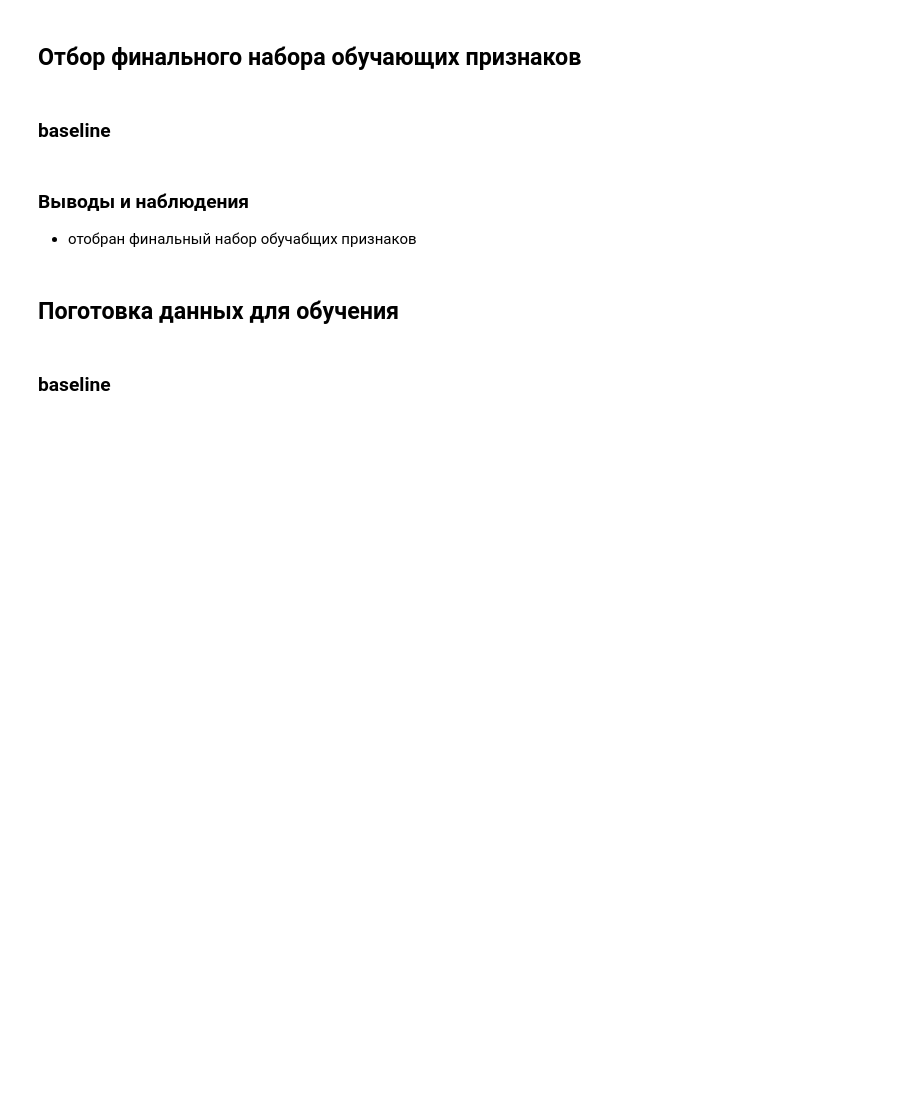
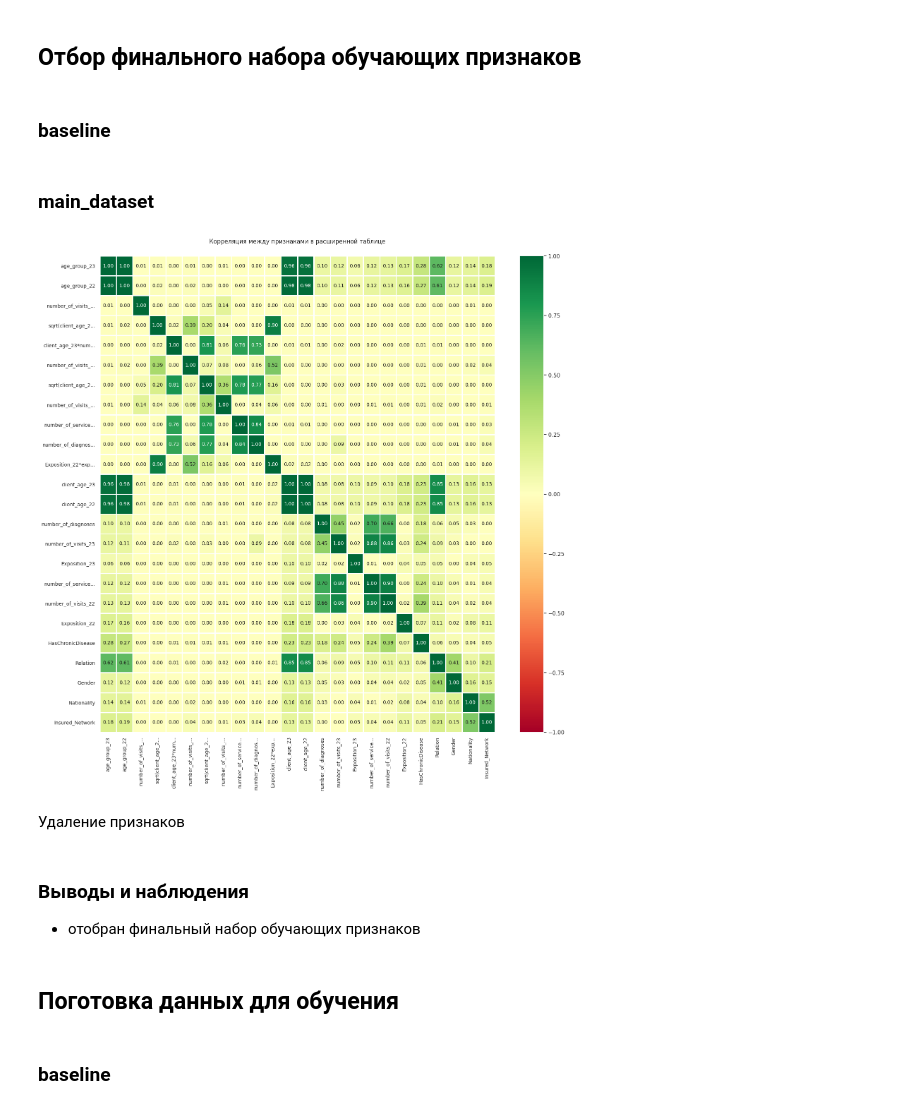
Before and after one commit to denis-42ds/customer_visit_forecasts, a Jupyter notebook: visits_number_predict.ipynb, the cells around one changed output. Saved outputs shown, nothing was run; the diff lists cells and outputs as text; code cells hidden in the pictures; blank space fills up the shorter version.

```diff
--- a/visits_number_predict.ipynb
+++ b/visits_number_predict.ipynb
@@ -380,0 +437,10 @@ data_base = data.copy()
+# %%
+def categorize_age(age):
+    if age < 10:
+        return 1
+    elif age < 30:
+        return 2
+    elif age < 50:
+        return 3
+    else:
+        return 4
@@ -380,0 +476,8 @@ data_base = data.copy()
+# %%
+ext_num_data, ext_cat_data = feature_engineering(data=data,
+                                                 num_features=num_features,
+                                                 target=target,
+                                                 test_size=0.2,
+                                                 input_columns=['client_age_22', 'client_age_23'],
+                                                 output_columns=['age_group_22', 'age_group_23'],
+                                                 transformations=["log", "exp-", "sqrt"])
@@ -380,0 +502,2 @@ data_base = data.copy()
+# %%
+full_df = data.merge(ext_num_data, left_index=True, right_index=True).merge(ext_cat_data, left_index=True, right_index=True)
@@ -388,3 +516,20 @@ data_base = data.copy()
 ### baseline
 # %%
 data_base = data_base[cat_features+binary_num_features+ num_features+target]
+# %% [markdown]
+### main_dataset
+# %%
+phik_overview = full_df.drop(columns=['Insured_PIN', 'DoB', 'Diagnoses']).phik_matrix(interval_cols=num_features+target+ext_num_data.columns.to_list())
+sns.set()
+plot_correlation_matrix(phik_overview.values,
+						x_labels=phik_overview.columns,
+						y_labels=phik_overview.index,
+						fontsize_factor=1.0,
+						figsize=(16, 16))
+plt.xticks(rotation=90)
+plt.title(f'Корреляция между признаками в расширенной таблице', fontsize=12, y=1.02)
+plt.tight_layout()
+# %% [output]
+[figure, added]
+# %% [markdown]
+Удаление признаков
@@ -391,5 +542,5 @@ data_base = data_base[cat_features+binary_num_features+ num_features+target]
 # %% [markdown]
 ### Выводы и наблюдения
-- отобран финальный набор обучабщих признаков
+- отобран финальный набор обучающих признаков
 # %% [markdown]
 ## Поготовка данных для обучения
```
Also changed, not shown: parts of 36 cells of this notebook, 1 other file.
